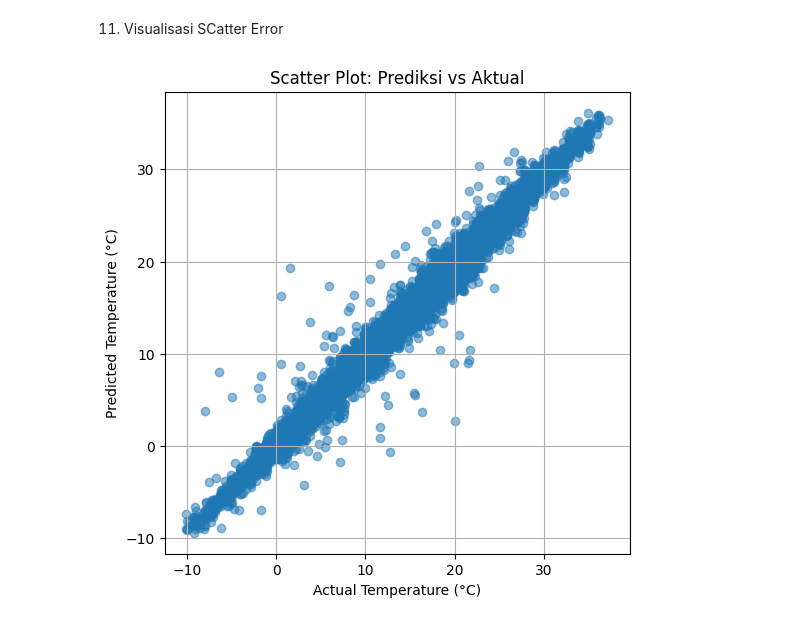
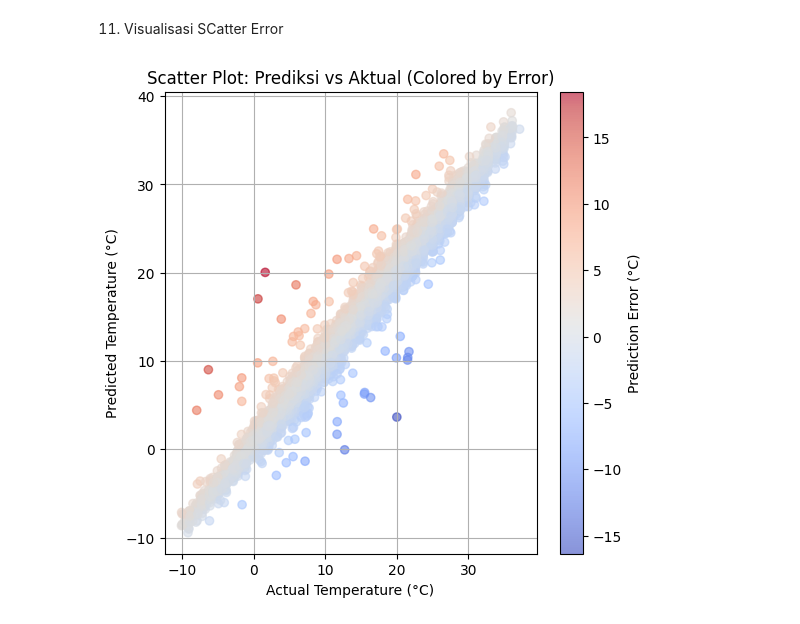
Before and after one commit to salwaa-hub/tubes_machinelearning, a Jupyter notebook: tubes_machinelearning.ipynb, the cells around one changed output. Drawn from its saved outputs; the diff is of its cells as text; code cells hidden in the pictures.

```diff
--- a/tubes_machinelearning.ipynb
+++ b/tubes_machinelearning.ipynb
@@ -687,12 +703,16 @@ plt.show()
 # %% [markdown]
 11. Visualisasi SCatter Error
 # %%
+import numpy as np
+
+errors = y_pred_inv - y_test_inv  # Error per titik
 plt.figure(figsize=(6, 6))
-plt.scatter(y_test_inv, y_pred_inv, alpha=0.5)
+scatter = plt.scatter(y_test_inv, y_pred_inv, c=errors, cmap='coolwarm', alpha=0.6)
+plt.colorbar(scatter, label='Prediction Error (°C)')
 plt.xlabel("Actual Temperature (°C)")
 plt.ylabel("Predicted Temperature (°C)")
-plt.title("Scatter Plot: Prediksi vs Aktual")
+plt.title("Scatter Plot: Prediksi vs Aktual (Colored by Error)")
 plt.grid(True)
 plt.show()
 # %% [output]
-[figure, old version]
+[figure, new version]
```
Also changed, not shown: parts of 8 cells of this notebook.
